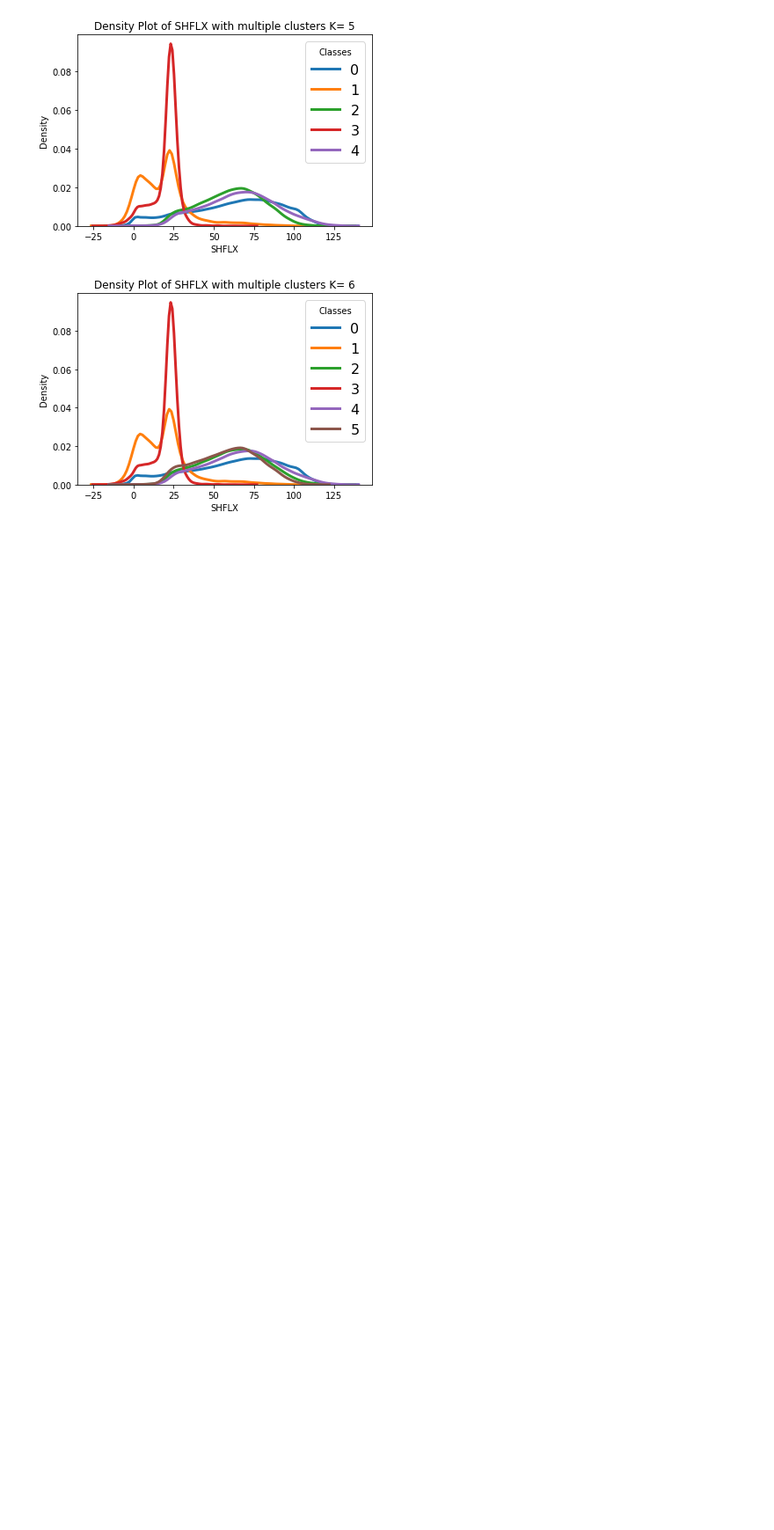
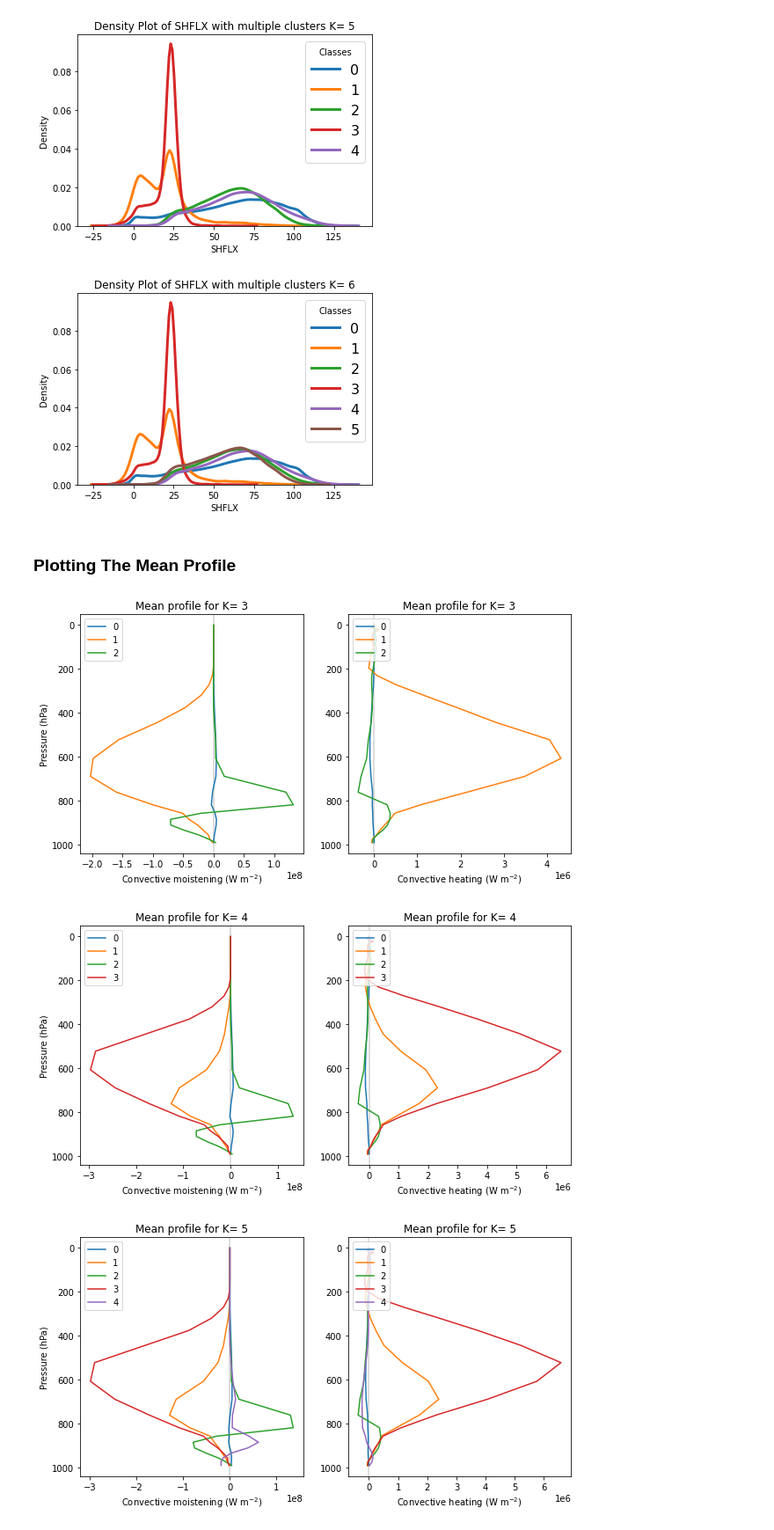
Before and after one commit to ankitesh97/cbrainPDE, a Jupyter notebook: notebooks/ankitesh_devlogs/01_Clustering_For_Regimes.ipynb, the cells around one changed output. Shown at 88% size. Saved outputs shown, nothing was run; the diff lists cells and outputs as text; code cells hidden in the pictures; blank space fills up the shorter version.

```diff
--- a/notebooks/ankitesh_devlogs/01_Clustering_For_Regimes.ipynb
+++ b/notebooks/ankitesh_devlogs/01_Clustering_For_Regimes.ipynb
@@ -615,3 +620,66 @@ for K in [3,4,5,6]:
 [figure]
 [figure]
 [figure]
+# %% [markdown]
+### Plotting The Mean Profile
+# %%
+train_data_m4k =  DataGenerator(
+    data_fn = TRAINDIR+TRAINFILE,
+    input_vars = in_vars,
+    output_vars = out_vars,
+    norm_fn = TRAINDIR+NORMFILE,
+    input_transform = ('mean', 'maxrs'),
+    output_transform = scale_dict,
+    batch_size=100000,
+    shuffle=True,
+    normalize_flag=True
+)
+mean = train_data_m4k.norm_ds['mean'][64:124].values
+std = train_data_m4k.norm_ds['std'][64:124].values
+# %%
+
+
+for K in [3,4,5,6]:
+    kmeans = load_pickle_model(MODEL_DIR+"PHQTPH_ZScore_normalized_K_"+str(K)+".pkl")
+    Y = train_data_m4k[0][1]
+    #inverse scale and then subtrac mean and then scale
+    Y = train_data_m4k.output_transform.inverse_transform(Y)
+    Y[:,:60] = (Y[:,:60] - mean)/(std+1e-6)
+    Y = train_data_m4k.output_transform.transform(Y)
+
+    PHQ = Y[:,PHQ_idx]
+    TPHYSTND = Y[:,TPHYSTND_idx]
+
+    X = Y[:,:60] #PHQ-TPHYSTND
+    preds = kmeans.predict(X)
+
+    plt.figure(figsize=(10,5))
+    plt.subplot(1,2,1)
+    plt.axvline(x=0,c='lightgray')
+
+    for k in range(K):
+        PHQ_k = PHQ[preds==k].mean(axis=0)
+        plt.plot(PHQ_k,lev,label=k)
+    plt.legend(loc="upper left")
+    plt.xlabel('Convective moistening ($\mathrm{W\ m^{-2}}$)')
+    plt.ylabel('Pressure (hPa)')
+    plt.gca().invert_yaxis()
+    plt.title("Mean profile for K= "+str(K))
+
+    plt.subplot(1,2,2)
+    plt.axvline(x=0,c='lightgray')
+
+    for k in range(K):
+        TPHYSTND_k = TPHYSTND[preds==k].mean(axis=0)
+        plt.plot(TPHYSTND_k,lev,label=k)
+
+    plt.legend(loc="upper left")
+    plt.xlabel('Convective heating ($\mathrm{W\ m^{-2}}$)')
+    plt.gca().invert_yaxis()
+    plt.title("Mean profile for K= "+str(K))
+
+    plt.show()
+# %% [output]
+[figure, added]
+[figure, added]
+[figure, added]
```
Also changed, not shown: parts of 3 cells of this notebook.
